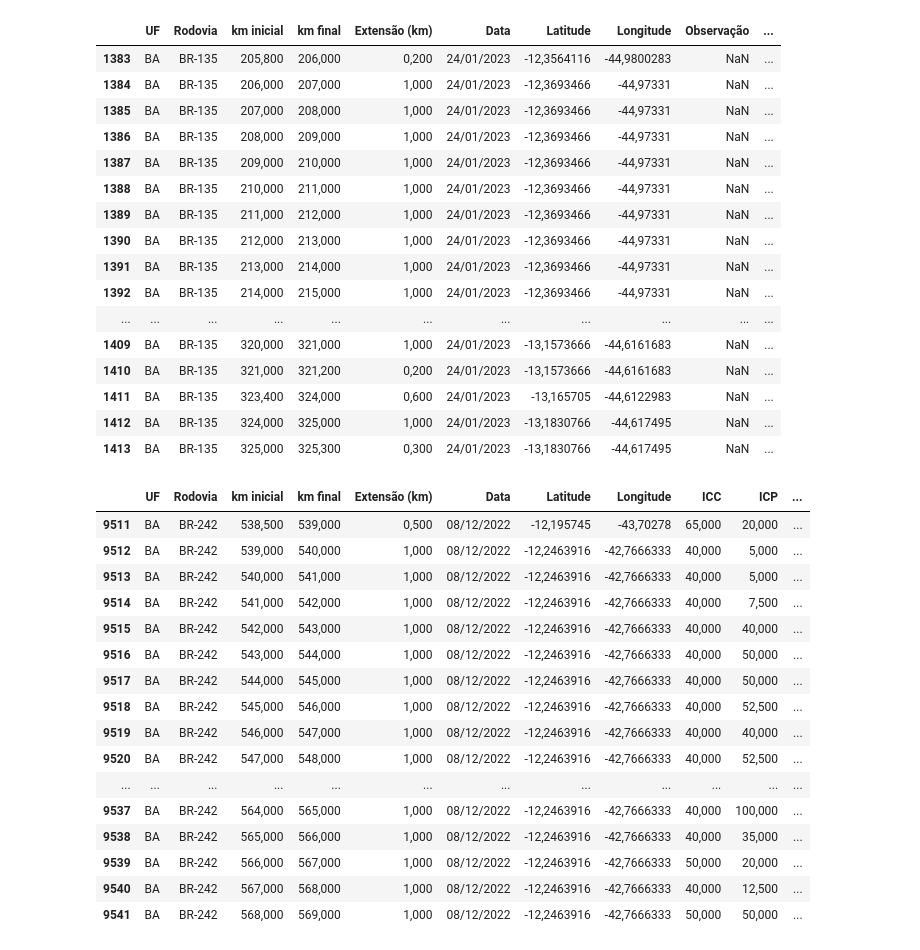
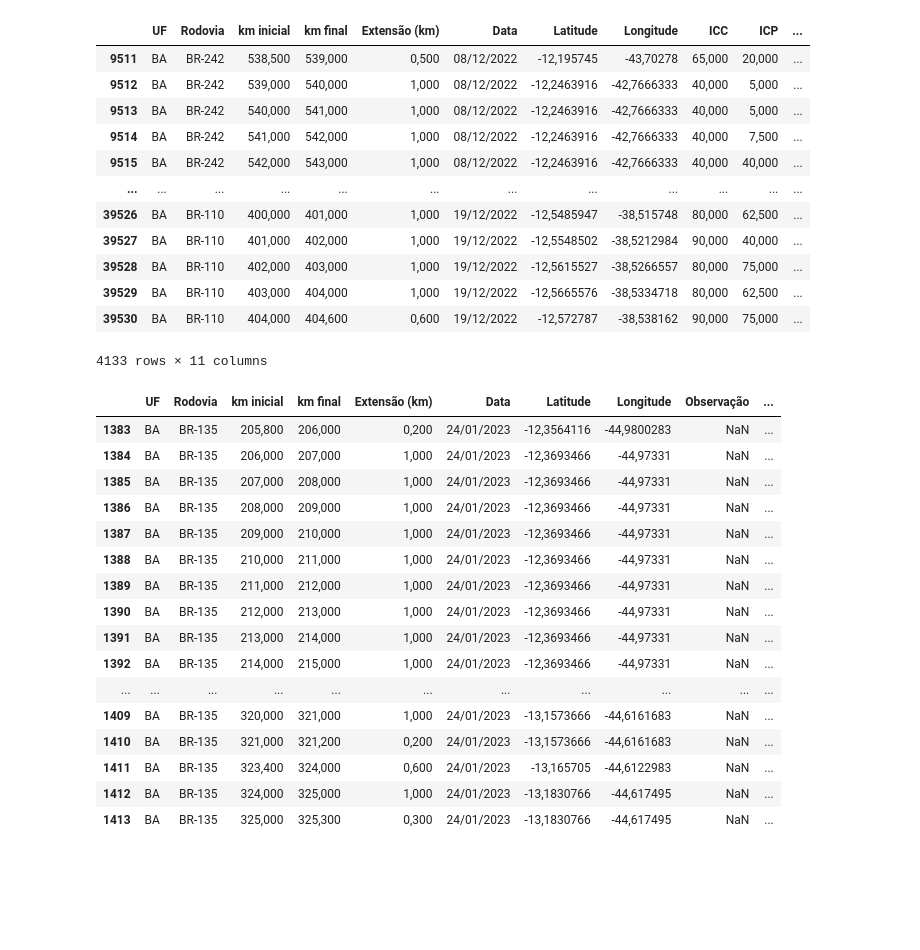
Before and after one commit to WandersonGustavo/Imersao_Alura_Aula_04, a Jupyter notebook: dnit_dados2.ipynb, the cells around one changed output. Cells and saved outputs as stored; diff of their text form; code cells hidden in the pictures; blank space fills up the shorter version.

```diff
--- a/dnit_dados2.ipynb
+++ b/dnit_dados2.ipynb
@@ -25,50 +39,46 @@ base2
 # %%
 #AGUPAR E EXIBIR DADOS DA BAHIA
-dadosBahia22=base.groupby(['UF'])
+dadosBahia22=base2.groupby(['UF'])
 dadosBahia22
 dadosBahia22.get_group('BA')
 # %% [output]
-|  | UF | Rodovia | km inicial | km final | Extensão (km) | Data | Latitude | Longitude | Observação | ... |
-| 1383 | BA | BR-135 | 205,800 | 206,000 | 0,200 | 24/01/2023 | -12,3564116 | -44,9800283 | NaN | ... |
-| 1384 | BA | BR-135 | 206,000 | 207,000 | 1,000 | 24/01/2023 | -12,3693466 | -44,97331 | NaN | ... |
-| 1385 | BA | BR-135 | 207,000 | 208,000 | 1,000 | 24/01/2023 | -12,3693466 | -44,97331 | NaN | ... |
-| 1386 | BA | BR-135 | 208,000 | 209,000 | 1,000 | 24/01/2023 | -12,3693466 | -44,97331 | NaN | ... |
-| 1387 | BA | BR-135 | 209,000 | 210,000 | 1,000 | 24/01/2023 | -12,3693466 | -44,97331 | NaN | ... |
-| 1388 | BA | BR-135 | 210,000 | 211,000 | 1,000 | 24/01/2023 | -12,3693466 | -44,97331 | NaN | ... |
-| 1389 | BA | BR-135 | 211,000 | 212,000 | 1,000 | 24/01/2023 | -12,3693466 | -44,97331 | NaN | ... |
-| 1390 | BA | BR-135 | 212,000 | 213,000 | 1,000 | 24/01/2023 | -12,3693466 | -44,97331 | NaN | ... |
-| 1391 | BA | BR-135 | 213,000 | 214,000 | 1,000 | 24/01/2023 | -12,3693466 | -44,97331 | NaN | ... |
-| 1392 | BA | BR-135 | 214,000 | 215,000 | 1,000 | 24/01/2023 | -12,3693466 | -44,97331 | NaN | ... |
-| ... | ... | ... | ... | ... | ... | ... | ... | ... | ... | ... |
-| 1409 | BA | BR-135 | 320,000 | 321,000 | 1,000 | 24/01/2023 | -13,1573666 | -44,6161683 | NaN | ... |
-| 1410 | BA | BR-135 | 321,000 | 321,200 | 0,200 | 24/01/2023 | -13,1573666 | -44,6161683 | NaN | ... |
-| 1411 | BA | BR-135 | 323,400 | 324,000 | 0,600 | 24/01/2023 | -13,165705 | -44,6122983 | NaN | ... |
-| 1412 | BA | BR-135 | 324,000 | 325,000 | 1,000 | 24/01/2023 | -13,1830766 | -44,617495 | NaN | ... |
-| 1413 | BA | BR-135 | 325,000 | 325,300 | 0,300 | 24/01/2023 | -13,1830766 | -44,617495 | NaN | ... |
+|  | UF | Rodovia | km inicial | km final | Extensão (km) | Data | Latitude | Longitude | ICC | ICP | ... |
+| 9511 | BA | BR-242 | 538,500 | 539,000 | 0,500 | 08/12/2022 | -12,195745 | -43,70278 | 65,000 | 20,000 | ... |
+| 9512 | BA | BR-242 | 539,000 | 540,000 | 1,000 | 08/12/2022 | -12,2463916 | -42,7666333 | 40,000 | 5,000 | ... |
+| 9513 | BA | BR-242 | 540,000 | 541,000 | 1,000 | 08/12/2022 | -12,2463916 | -42,7666333 | 40,000 | 5,000 | ... |
+| 9514 | BA | BR-242 | 541,000 | 542,000 | 1,000 | 08/12/2022 | -12,2463916 | -42,7666333 | 40,000 | 7,500 | ... |
+| 9515 | BA | BR-242 | 542,000 | 543,000 | 1,000 | 08/12/2022 | -12,2463916 | -42,7666333 | 40,000 | 40,000 | ... |
+| ... | ... | ... | ... | ... | ... | ... | ... | ... | ... | ... | ... |
+| 39526 | BA | BR-110 | 400,000 | 401,000 | 1,000 | 19/12/2022 | -12,5485947 | -38,515748 | 80,000 | 62,500 | ... |
+| 39527 | BA | BR-110 | 401,000 | 402,000 | 1,000 | 19/12/2022 | -12,5548502 | -38,5212984 | 90,000 | 40,000 | ... |
+| 39528 | BA | BR-110 | 402,000 | 403,000 | 1,000 | 19/12/2022 | -12,5615527 | -38,5266557 | 80,000 | 75,000 | ... |
+| 39529 | BA | BR-110 | 403,000 | 404,000 | 1,000 | 19/12/2022 | -12,5665576 | -38,5334718 | 80,000 | 62,500 | ... |
+| 39530 | BA | BR-110 | 404,000 | 404,600 | 0,600 | 19/12/2022 | -12,572787 | -38,538162 | 90,000 | 75,000 | ... |
+4133 rows × 11 columns
 # %%
 base.drop
 # %%
 #localizacao por coord e icm como desfecho
  #mes&ano combinados
 # %%
-dadosBahia23=base2.groupby(['UF'])
+dadosBahia23=base.groupby(['UF'])
 dadosBahia23=dadosBahia23.get_group('BA')
 dadosBahia23.head(31)
 # %% [output]
-|  | UF | Rodovia | km inicial | km final | Extensão (km) | Data | Latitude | Longitude | ICC | ICP | ... |
-| 9511 | BA | BR-242 | 538,500 | 539,000 | 0,500 | 08/12/2022 | -12,195745 | -43,70278 | 65,000 | 20,000 | ... |
-| 9512 | BA | BR-242 | 539,000 | 540,000 | 1,000 | 08/12/2022 | -12,2463916 | -42,7666333 | 40,000 | 5,000 | ... |
-| 9513 | BA | BR-242 | 540,000 | 541,000 | 1,000 | 08/12/2022 | -12,2463916 | -42,7666333 | 40,000 | 5,000 | ... |
-| 9514 | BA | BR-242 | 541,000 | 542,000 | 1,000 | 08/12/2022 | -12,2463916 | -42,7666333 | 40,000 | 7,500 | ... |
-| 9515 | BA | BR-242 | 542,000 | 543,000 | 1,000 | 08/12/2022 | -12,2463916 | -42,7666333 | 40,000 | 40,000 | ... |
-| 9516 | BA | BR-242 | 543,000 | 544,000 | 1,000 | 08/12/2022 | -12,2463916 | -42,7666333 | 40,000 | 50,000 | ... |
-| 9517 | BA | BR-242 | 544,000 | 545,000 | 1,000 | 08/12/2022 | -12,2463916 | -42,7666333 | 40,000 | 50,000 | ... |
-| 9518 | BA | BR-242 | 545,000 | 546,000 | 1,000 | 08/12/2022 | -12,2463916 | -42,7666333 | 40,000 | 52,500 | ... |
-| 9519 | BA | BR-242 | 546,000 | 547,000 | 1,000 | 08/12/2022 | -12,2463916 | -42,7666333 | 40,000 | 40,000 | ... |
-| 9520 | BA | BR-242 | 547,000 | 548,000 | 1,000 | 08/12/2022 | -12,2463916 | -42,7666333 | 40,000 | 52,500 | ... |
-| ... | ... | ... | ... | ... | ... | ... | ... | ... | ... | ... | ... |
-| 9537 | BA | BR-242 | 564,000 | 565,000 | 1,000 | 08/12/2022 | -12,2463916 | -42,7666333 | 40,000 | 100,000 | ... |
-| 9538 | BA | BR-242 | 565,000 | 566,000 | 1,000 | 08/12/2022 | -12,2463916 | -42,7666333 | 40,000 | 35,000 | ... |
-| 9539 | BA | BR-242 | 566,000 | 567,000 | 1,000 | 08/12/2022 | -12,2463916 | -42,7666333 | 50,000 | 20,000 | ... |
-| 9540 | BA | BR-242 | 567,000 | 568,000 | 1,000 | 08/12/2022 | -12,2463916 | -42,7666333 | 40,000 | 12,500 | ... |
-| 9541 | BA | BR-242 | 568,000 | 569,000 | 1,000 | 08/12/2022 | -12,2463916 | -42,7666333 | 50,000 | 50,000 | ... |
+|  | UF | Rodovia | km inicial | km final | Extensão (km) | Data | Latitude | Longitude | Observação | ... |
+| 1383 | BA | BR-135 | 205,800 | 206,000 | 0,200 | 24/01/2023 | -12,3564116 | -44,9800283 | NaN | ... |
+| 1384 | BA | BR-135 | 206,000 | 207,000 | 1,000 | 24/01/2023 | -12,3693466 | -44,97331 | NaN | ... |
+| 1385 | BA | BR-135 | 207,000 | 208,000 | 1,000 | 24/01/2023 | -12,3693466 | -44,97331 | NaN | ... |
+| 1386 | BA | BR-135 | 208,000 | 209,000 | 1,000 | 24/01/2023 | -12,3693466 | -44,97331 | NaN | ... |
+| 1387 | BA | BR-135 | 209,000 | 210,000 | 1,000 | 24/01/2023 | -12,3693466 | -44,97331 | NaN | ... |
+| 1388 | BA | BR-135 | 210,000 | 211,000 | 1,000 | 24/01/2023 | -12,3693466 | -44,97331 | NaN | ... |
+| 1389 | BA | BR-135 | 211,000 | 212,000 | 1,000 | 24/01/2023 | -12,3693466 | -44,97331 | NaN | ... |
+| 1390 | BA | BR-135 | 212,000 | 213,000 | 1,000 | 24/01/2023 | -12,3693466 | -44,97331 | NaN | ... |
+| 1391 | BA | BR-135 | 213,000 | 214,000 | 1,000 | 24/01/2023 | -12,3693466 | -44,97331 | NaN | ... |
+| 1392 | BA | BR-135 | 214,000 | 215,000 | 1,000 | 24/01/2023 | -12,3693466 | -44,97331 | NaN | ... |
+| ... | ... | ... | ... | ... | ... | ... | ... | ... | ... | ... |
+| 1409 | BA | BR-135 | 320,000 | 321,000 | 1,000 | 24/01/2023 | -13,1573666 | -44,6161683 | NaN | ... |
+| 1410 | BA | BR-135 | 321,000 | 321,200 | 0,200 | 24/01/2023 | -13,1573666 | -44,6161683 | NaN | ... |
+| 1411 | BA | BR-135 | 323,400 | 324,000 | 0,600 | 24/01/2023 | -13,165705 | -44,6122983 | NaN | ... |
+| 1412 | BA | BR-135 | 324,000 | 325,000 | 1,000 | 24/01/2023 | -13,1830766 | -44,617495 | NaN | ... |
+| 1413 | BA | BR-135 | 325,000 | 325,300 | 0,300 | 24/01/2023 | -13,1830766 | -44,617495 | NaN | ... |
```
Also changed, not shown: parts of 7 cells of this notebook.
